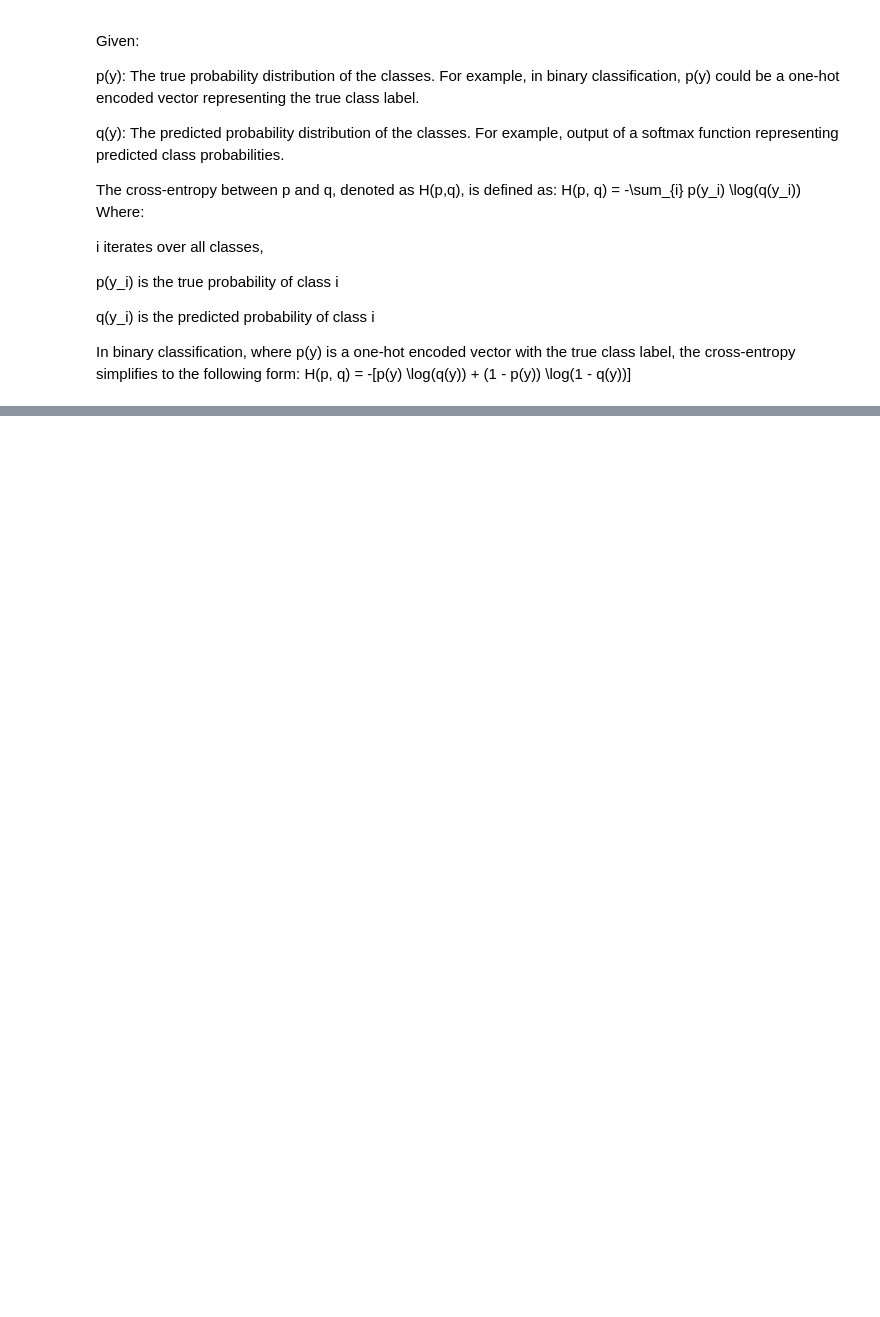
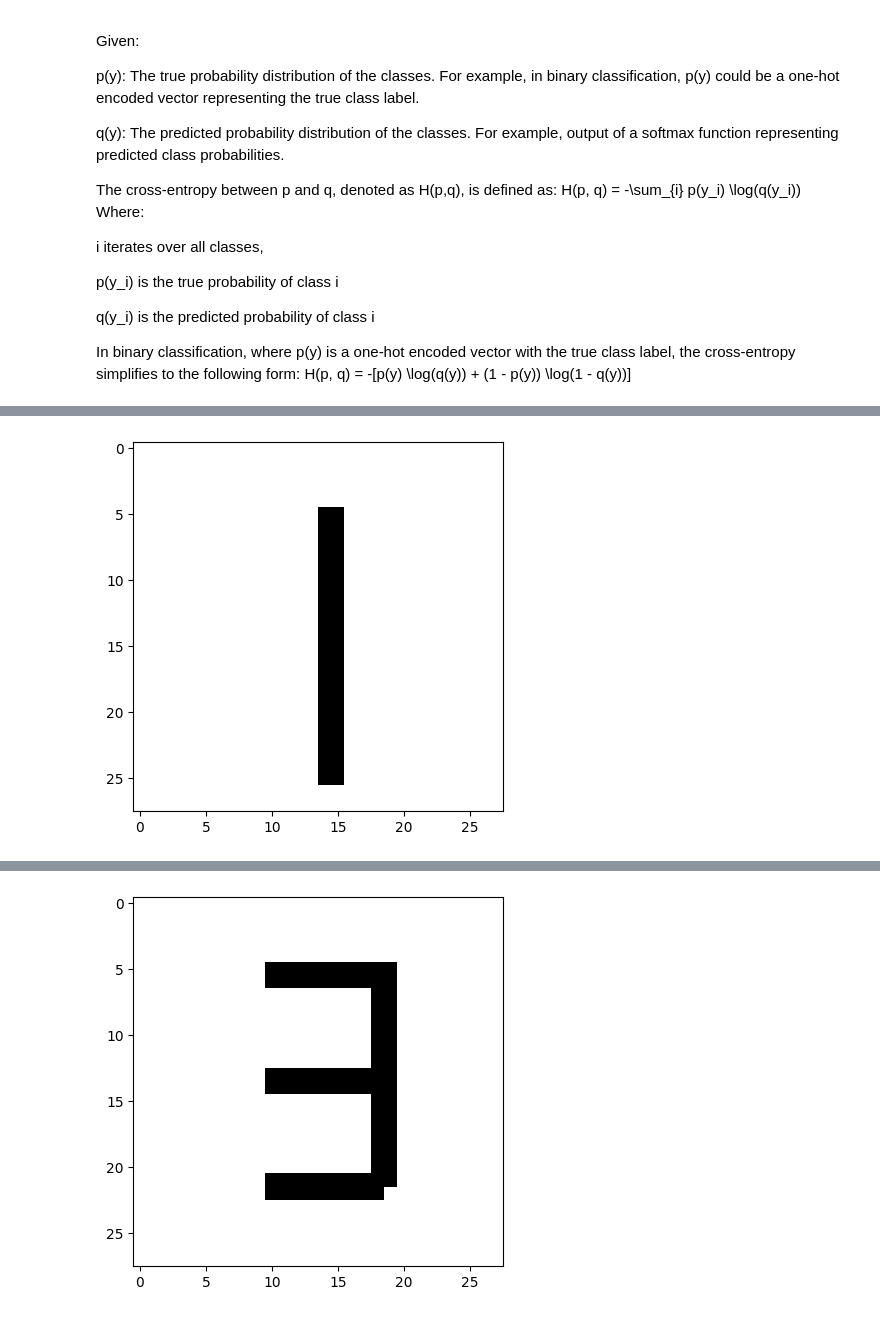
Before and after one commit to mikewen8/openmath, a Jupyter notebook: Image_rec.ipynb, the cells around one changed output, grey strips where cells are left out. Cells and saved outputs as stored; diff of their text form; code cells hidden in the pictures; blank space fills up the shorter version.

```diff
--- a/Image_rec.ipynb
+++ b/Image_rec.ipynb
@@ -201,7 +246,7 @@ Test Accuracy: 0.9711999893188477
 
 
 #https://www.youtube.com/watch?v=bte8Er0QhDg need fo figure out why the path isnt working
-image_number = 1
+image_number = 0
 
 while os.path.isfile(f"Numbers/number{image_number}.png"):
     try:
@@ -221,3 +266,4 @@ while os.path.isfile(f"Numbers/number{image_number}.png"):
         image_number+=1
 
 #if model doesn't work well train with more epoch
+# %% [output]
@@ -223,0 +272 @@ while os.path.isfile(f"Numbers/number{image_number}.png"):
+[figure, added]
@@ -223,0 +275 @@ while os.path.isfile(f"Numbers/number{image_number}.png"):
+[figure, added]
```
Also changed, not shown: parts of 8 cells of this notebook.
